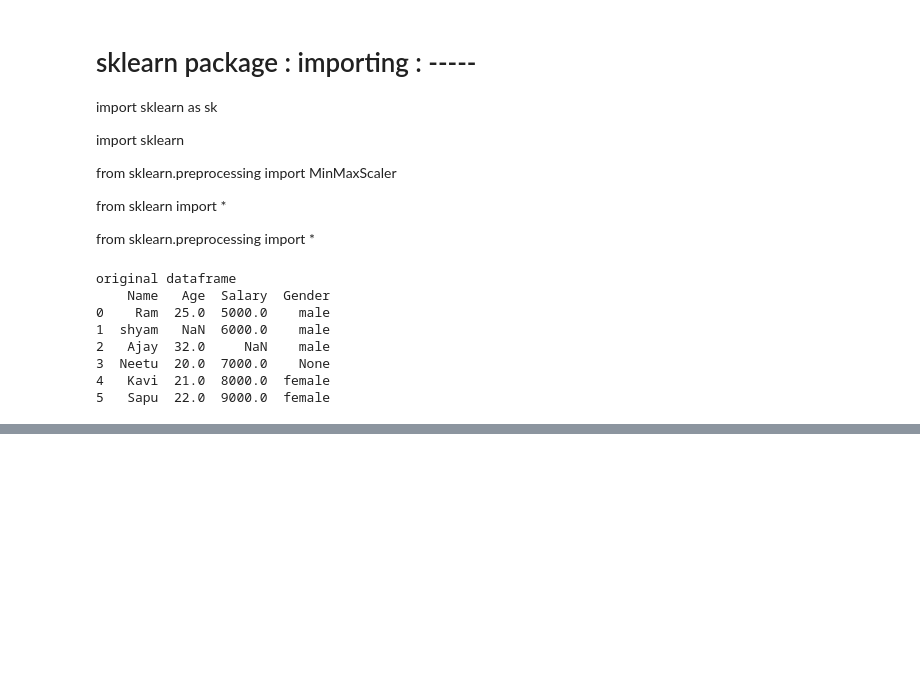
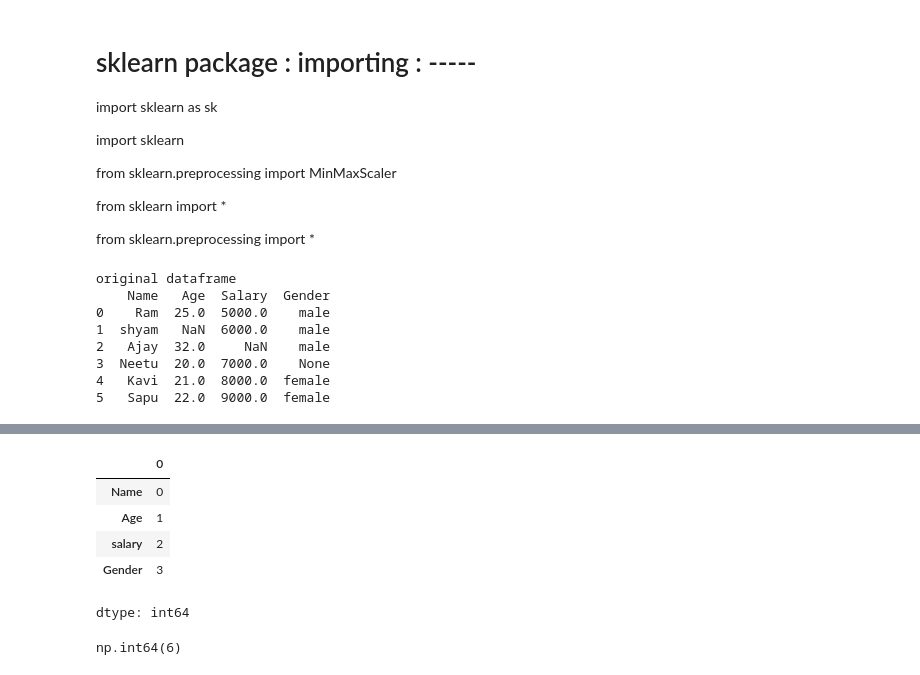
Before and after one commit to anjali801/Data-science-45-internship, a Jupyter notebook: Day22.ipynb, the cells around one changed output, grey strips where cells are left out. Cells and saved outputs as stored; diff of their text form; code cells hidden in the pictures; blank space fills up the shorter version.

```diff
--- a/Day22.ipynb
+++ b/Day22.ipynb
@@ -141,0 +181,13 @@ original dataframe
+# %%
+df.isnull().sum()
+# %% [output]
+|  | 0 |
+| Name | 0 |
+| Age | 1 |
+| salary | 2 |
+| Gender | 3 |
+dtype: int64
+# %%
+df.isnull().sum().sum()   # total null value in the data set
+# %% [output]
+np.int64(6)
```
Also changed, not shown: parts of 9 cells of this notebook.
